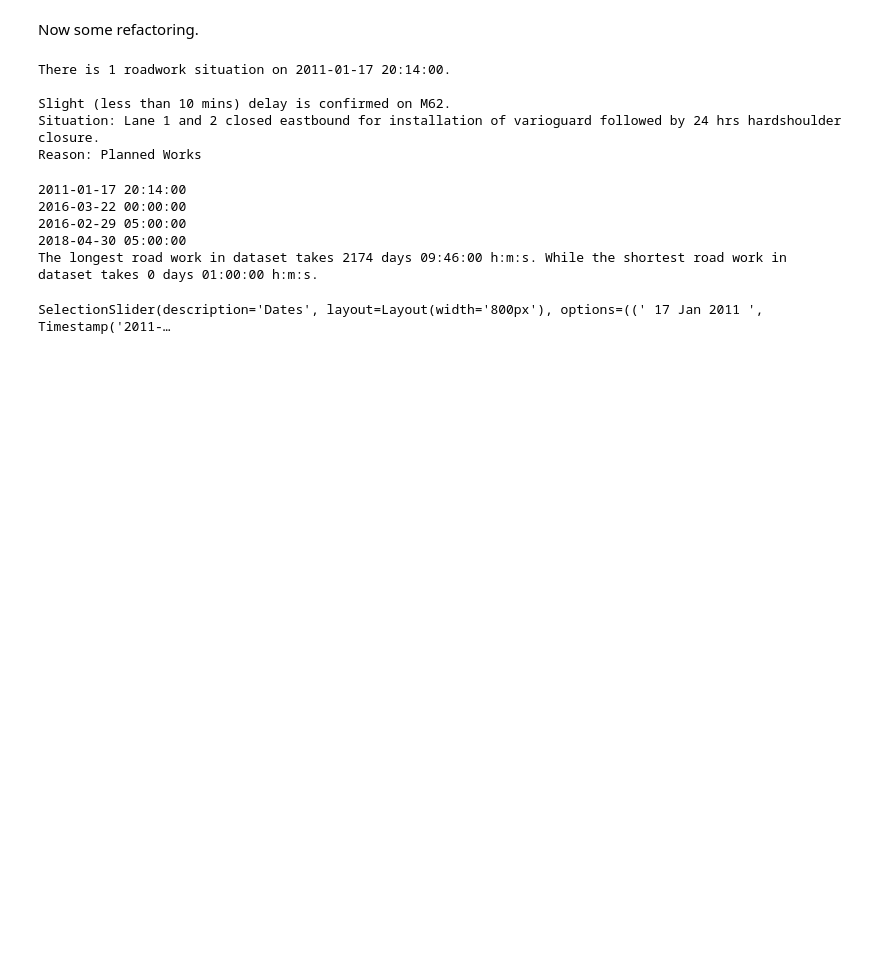
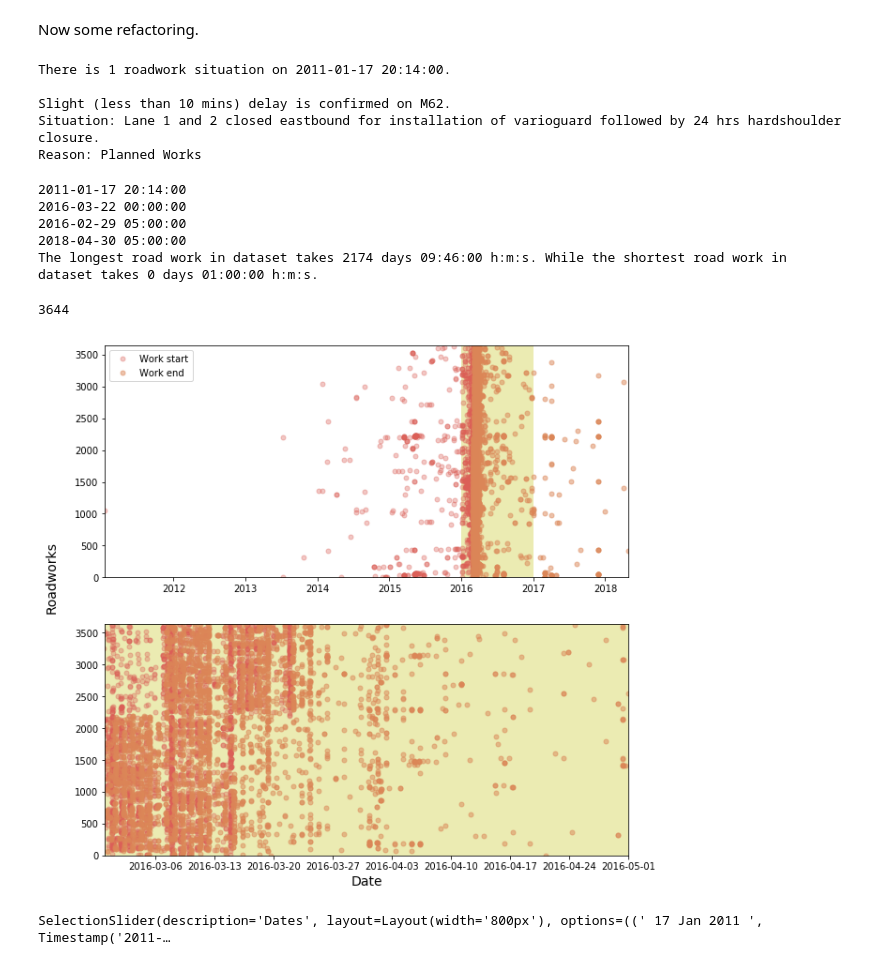
Before and after one commit to AndreyLugovskoy/roadworks_assignment, a Jupyter notebook: Road_works.ipynb, the cells around one changed output. Cells and saved outputs as stored; diff of their text form; code cells hidden in the pictures; blank space fills up the shorter version.

```diff
--- a/Road_works.ipynb
+++ b/Road_works.ipynb
@@ -345,6 +352,49 @@ print(lString,sString)
 2016-02-29 05:00:00
 2018-04-30 05:00:00
 The longest road work in dataset takes 2174 days 09:46:00 h:m:s. While the shortest road work in dataset takes 0 days 01:00:00 h:m:s.
+# %%
+import matplotlib.pyplot as plt
+y = range(len(roadWorks))
+
+print(len(roadWorks))
+
+
+#major_ticks = np.arange(0, 3644, 100)
+minor_ticks = np.arange(0, 3644, 100)
+
+(fig, axs) = plt.subplots(2,1, figsize=(10,10),  sharey=True)
+
+
+#axs.set_yticks(minor_ticks, minor=True)
+
+#axs.grid(which='both',alpha=0.2)
+#axs.ylim((0, 3644))
+#ax.grid(which='minor', alpha=0.2)
+#ax.grid(which='major', alpha=0.5)
+
+
+
+axs[0].set_ylim([ 0, len(roadWorks)])
+axs[0].set_xlim([ start_min, end_max])
+axs[0].plot(roadWorks['start_date'],y, marker='o',linestyle='None', alpha = 0.35, markersize = 5, label='Work start')
+axs[0].plot(roadWorks['end_date'],y, marker='o',linestyle='None', alpha = 0.5, markersize = 5,   label='Work end')
+axs[0].axvspan(('2016-01-01'), ('2016-12-31'), color='y', alpha=0.3, lw=0)
+axs[0].legend(loc='upper left')
+
+axs[1].set_xlim([pd.Timestamp('2016-02-29'), pd.Timestamp('2016-05-1')])
+#axs[1].axes(('2016-01-01'), ('2016-12-31'))
+axs[1].axvspan(pd.Timestamp('2016-01-01'), pd.Timestamp('2016-12-31'), color='y', alpha=0.3, lw=0)
+#axs[1].axvspan(pd.Timestamp('2016-02-29'), pd.Timestamp('2016-05-1'), color='tab:green', alpha=0.2, lw=0)
+axs[1].plot(roadWorks['start_date'],y, marker='o',linestyle='None', alpha = 0.35, markersize = 5)
+axs[1].plot(roadWorks['end_date'],y, marker='o',linestyle='None', alpha = 0.5, markersize = 5)
+axs[1].set_ylabel('Roadworks', fontsize=14)
+axs[1].set_xlabel('Date', fontsize=14)
+axs[1].yaxis.set_label_coords(-0.09, 1.2)
+fig.show()
+fig.savefig('date distribution.png', bbox_inches='tight',dpi = 150)
+# %% [output]
+3644
+[figure, added]
 # %%
 # Time min and max
 from ipywidgets.embed import embed_minimal_html
```
Also changed, not shown: parts of 15 cells of this notebook.
